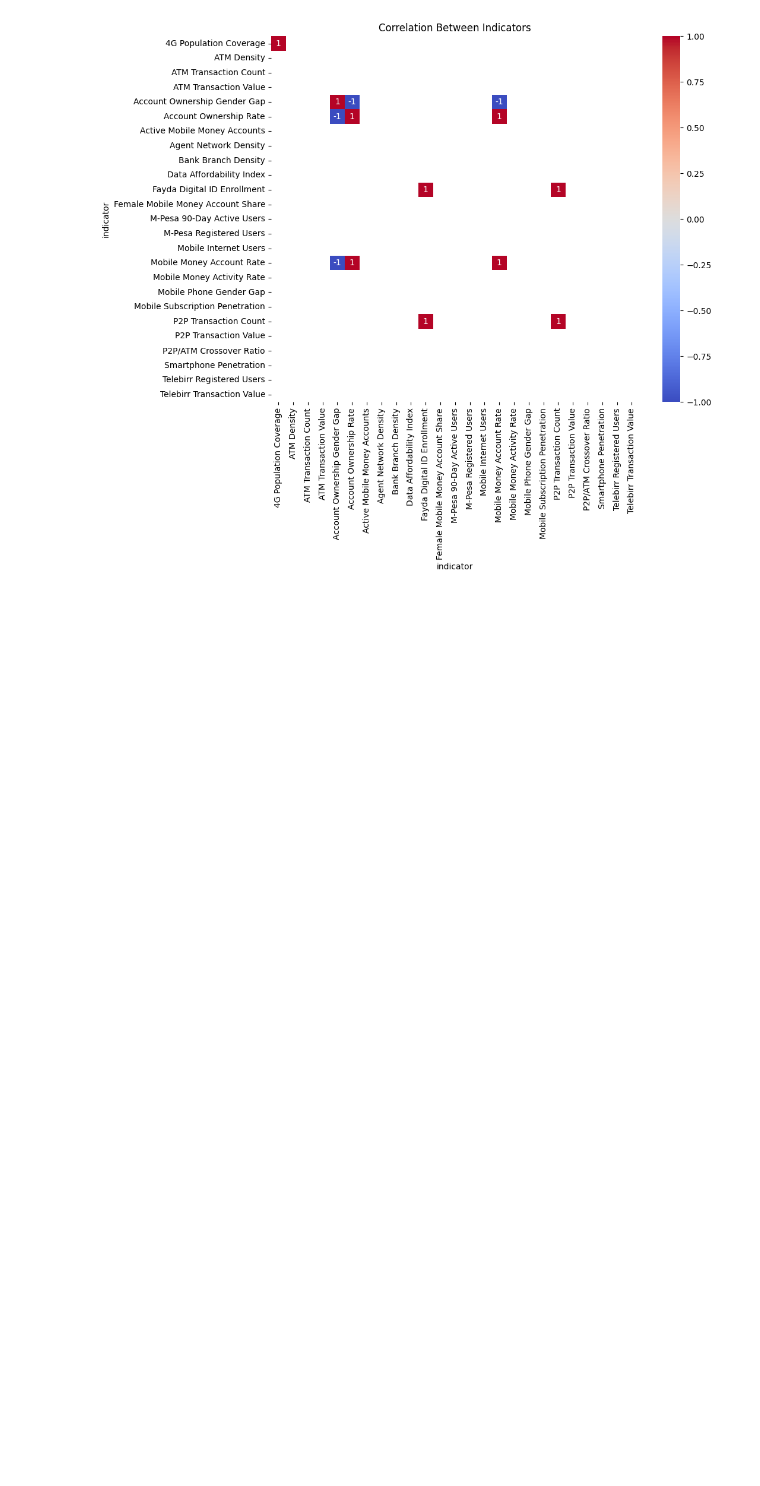
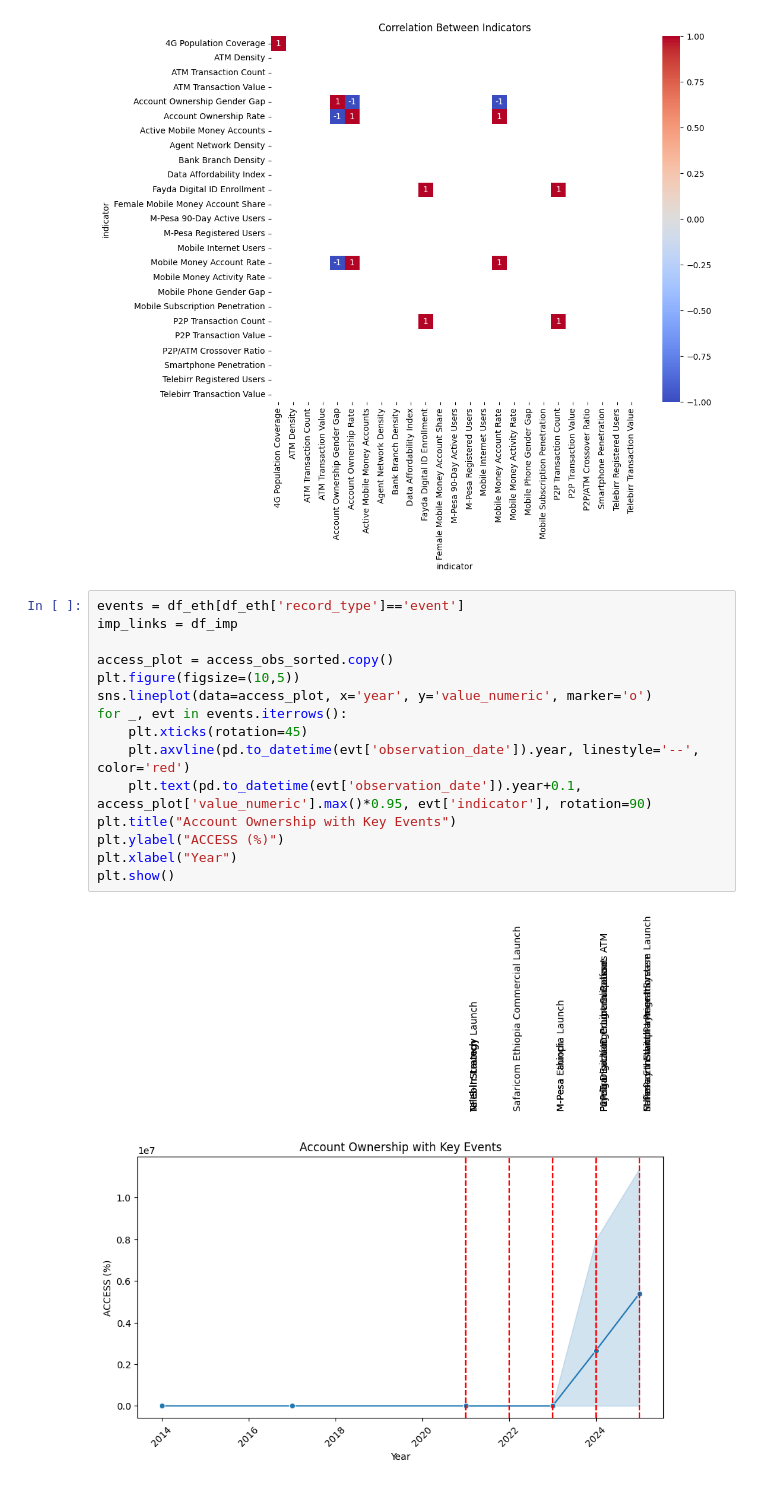
Before and after one commit to RuetGG/selam_Week10, a Jupyter notebook: notebooks/eda.ipynb, the cells around one changed output. Saved outputs shown, nothing was run; the diff lists cells and outputs as text; blank space fills up the shorter version.

```diff
--- a/notebooks/eda.ipynb
+++ b/notebooks/eda.ipynb
@@ -256,3 +240,20 @@ plt.title("Correlation Between Indicators")
 plt.show()
 # %% [output]
 [figure]
+# %%
+events = df_eth[df_eth['record_type']=='event']
+imp_links = df_imp
+
+access_plot = access_obs_sorted.copy()
+plt.figure(figsize=(10,5))
+sns.lineplot(data=access_plot, x='year', y='value_numeric', marker='o')
+for _, evt in events.iterrows():
+    plt.xticks(rotation=45)
+    plt.axvline(pd.to_datetime(evt['observation_date']).year, linestyle='--', color='red')
+    plt.text(pd.to_datetime(evt['observation_date']).year+0.1, access_plot['value_numeric'].max()*0.95, evt['indicator'], rotation=90)
+plt.title("Account Ownership with Key Events")
+plt.ylabel("ACCESS (%)")
+plt.xlabel("Year")
+plt.show()
+# %% [output]
+[figure, new version]
```
Also changed, not shown: parts of 1 cell of this notebook, 1 other file.
